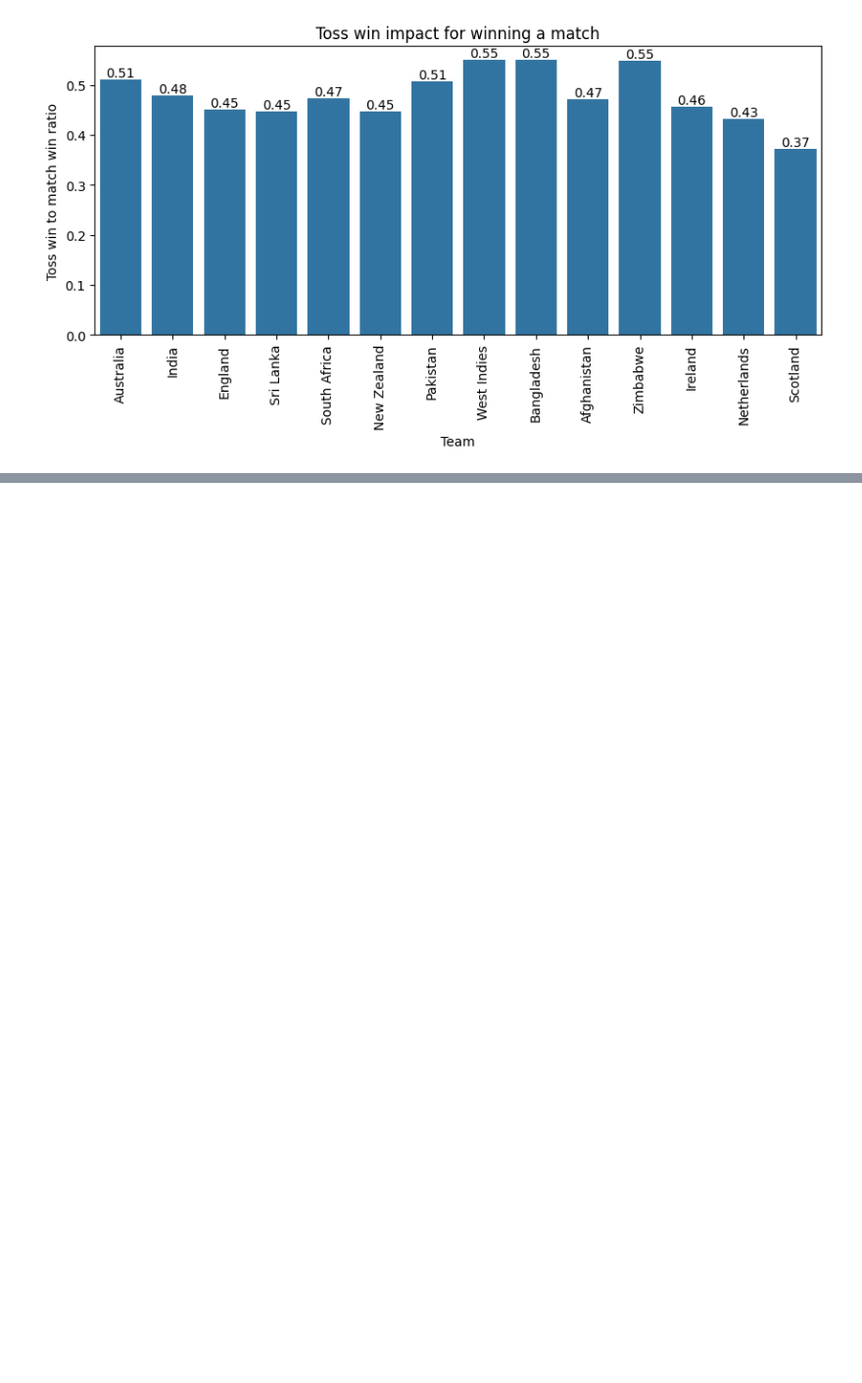
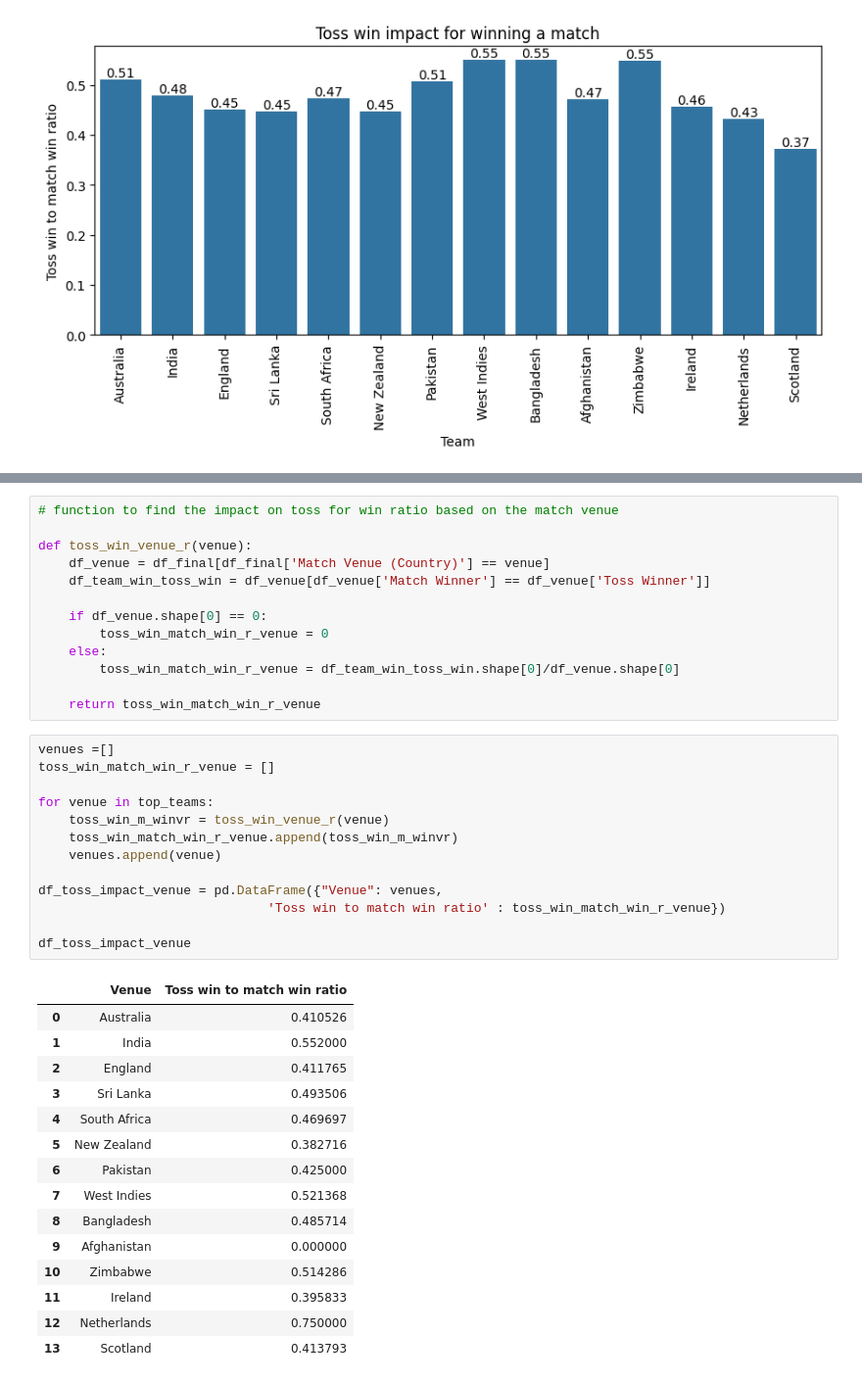
Before and after one commit to NishanD21/T20-Cricket-Data-Analysis, a Jupyter notebook: t20_cricket_analysis.ipynb, the cells around one changed output, grey strips where cells are left out. Shown: that part at 98% size. Cells and saved outputs as stored; diff of their text form; blank space fills up the shorter version.

```diff
--- a/t20_cricket_analysis.ipynb
+++ b/t20_cricket_analysis.ipynb
@@ -577,0 +651,42 @@ plt.show()
+# %%
+# function to find the impact on toss for win ratio based on the match venue
+
+def toss_win_venue_r(venue):
+    df_venue = df_final[df_final['Match Venue (Country)'] == venue]
+    df_team_win_toss_win = df_venue[df_venue['Match Winner'] == df_venue['Toss Winner']]
+
+    if df_venue.shape[0] == 0:
+        toss_win_match_win_r_venue = 0
+    else:
+        toss_win_match_win_r_venue = df_team_win_toss_win.shape[0]/df_venue.shape[0]
+
+    return toss_win_match_win_r_venue
+# %%
+venues =[]
+toss_win_match_win_r_venue = []
+
+for venue in top_teams:
+    toss_win_m_winvr = toss_win_venue_r(venue)
+    toss_win_match_win_r_venue.append(toss_win_m_winvr)
+    venues.append(venue)
+
+df_toss_impact_venue = pd.DataFrame({"Venue": venues,
+                              'Toss win to match win ratio' : toss_win_match_win_r_venue})
+
+df_toss_impact_venue
+# %% [output]
+|  | Venue | Toss win to match win ratio |
+| 0 | Australia | 0.410526 |
+| 1 | India | 0.552000 |
+| 2 | England | 0.411765 |
+| 3 | Sri Lanka | 0.493506 |
+| 4 | South Africa | 0.469697 |
+| 5 | New Zealand | 0.382716 |
+| 6 | Pakistan | 0.425000 |
+| 7 | West Indies | 0.521368 |
+| 8 | Bangladesh | 0.485714 |
+| 9 | Afghanistan | 0.000000 |
+| 10 | Zimbabwe | 0.514286 |
+| 11 | Ireland | 0.395833 |
+| 12 | Netherlands | 0.750000 |
+| 13 | Scotland | 0.413793 |
```
Also changed, not shown: parts of 9 cells of this notebook.
